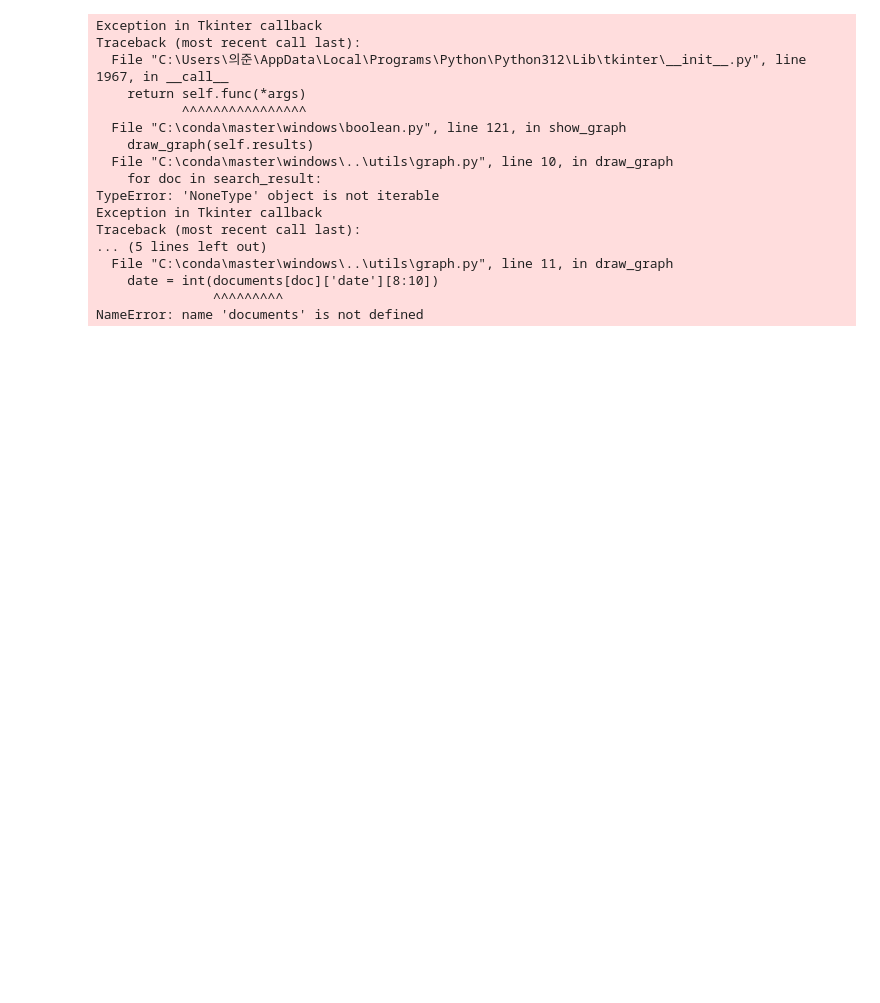
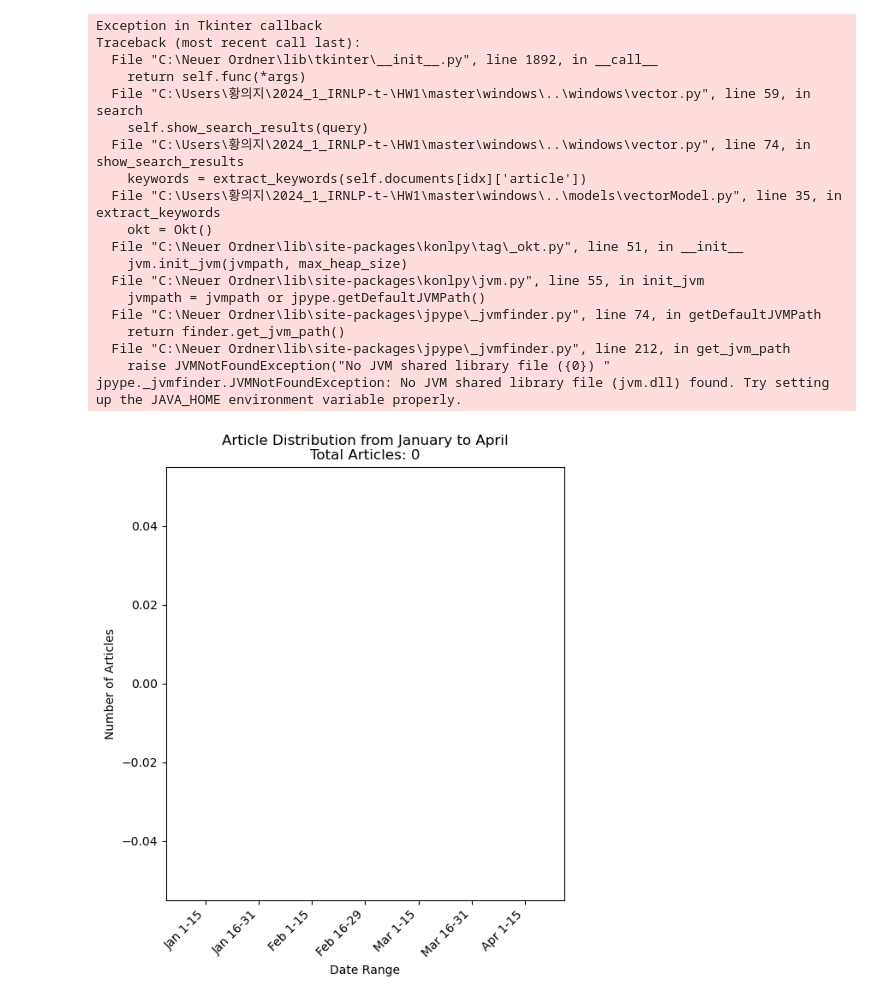
Before and after one commit to UIJIh/2024_1_IR-NLP, a Jupyter notebook: 1/master/windows/main.ipynb, the cells around one changed output. Cells and saved outputs as stored; diff of their text form; code cells hidden in the pictures; blank space fills up the shorter version.

```diff
--- a/1/master/windows/main.ipynb
+++ b/1/master/windows/main.ipynb
@@ -1,23 +1,24 @@
 # %%
-import sys
-sys.path.append('..')
-from windows.root import *
+from root import *
 main()
 # %% [output]
 Exception in Tkinter callback
 Traceback (most recent call last):
-  File "C:\Users\의준\AppData\Local\Programs\Python\Python312\Lib\tkinter\__init__.py", line 1967, in __call__
+  File "C:\Neuer Ordner\lib\tkinter\__init__.py", line 1892, in __call__
     return self.func(*args)
-           ^^^^^^^^^^^^^^^^
-  File "C:\conda\master\windows\boolean.py", line 121, in show_graph
-    draw_graph(self.results)
-  File "C:\conda\master\windows\..\utils\graph.py", line 10, in draw_graph
-    for doc in search_result:
-TypeError: 'NoneType' object is not iterable
-Exception in Tkinter callback
-Traceback (most recent call last):
-... (5 lines left out)
-  File "C:\conda\master\windows\..\utils\graph.py", line 11, in draw_graph
-    date = int(documents[doc]['date'][8:10])
-               ^^^^^^^^^
-NameError: name 'documents' is not defined
+  File "C:\Users\황의지\2024_1_IRNLP-t-\HW1\master\windows\..\windows\vector.py", line 59, in search
+    self.show_search_results(query)
+  File "C:\Users\황의지\2024_1_IRNLP-t-\HW1\master\windows\..\windows\vector.py", line 74, in show_search_results
+    keywords = extract_keywords(self.documents[idx]['article'])
+  File "C:\Users\황의지\2024_1_IRNLP-t-\HW1\master\windows\..\models\vectorModel.py", line 35, in extract_keywords
+    okt = Okt()
+  File "C:\Neuer Ordner\lib\site-packages\konlpy\tag\_okt.py", line 51, in __init__
+    jvm.init_jvm(jvmpath, max_heap_size)
+  File "C:\Neuer Ordner\lib\site-packages\konlpy\jvm.py", line 55, in init_jvm
+    jvmpath = jvmpath or jpype.getDefaultJVMPath()
+  File "C:\Neuer Ordner\lib\site-packages\jpype\_jvmfinder.py", line 74, in getDefaultJVMPath
+    return finder.get_jvm_path()
+  File "C:\Neuer Ordner\lib\site-packages\jpype\_jvmfinder.py", line 212, in get_jvm_path
+    raise JVMNotFoundException("No JVM shared library file ({0}) "
+jpype._jvmfinder.JVMNotFoundException: No JVM shared library file (jvm.dll) found. Try setting up the JAVA_HOME environment variable properly.
+[figure, added]
```
Also changed, not shown: parts of 1 cell of this notebook, 26 other files.
